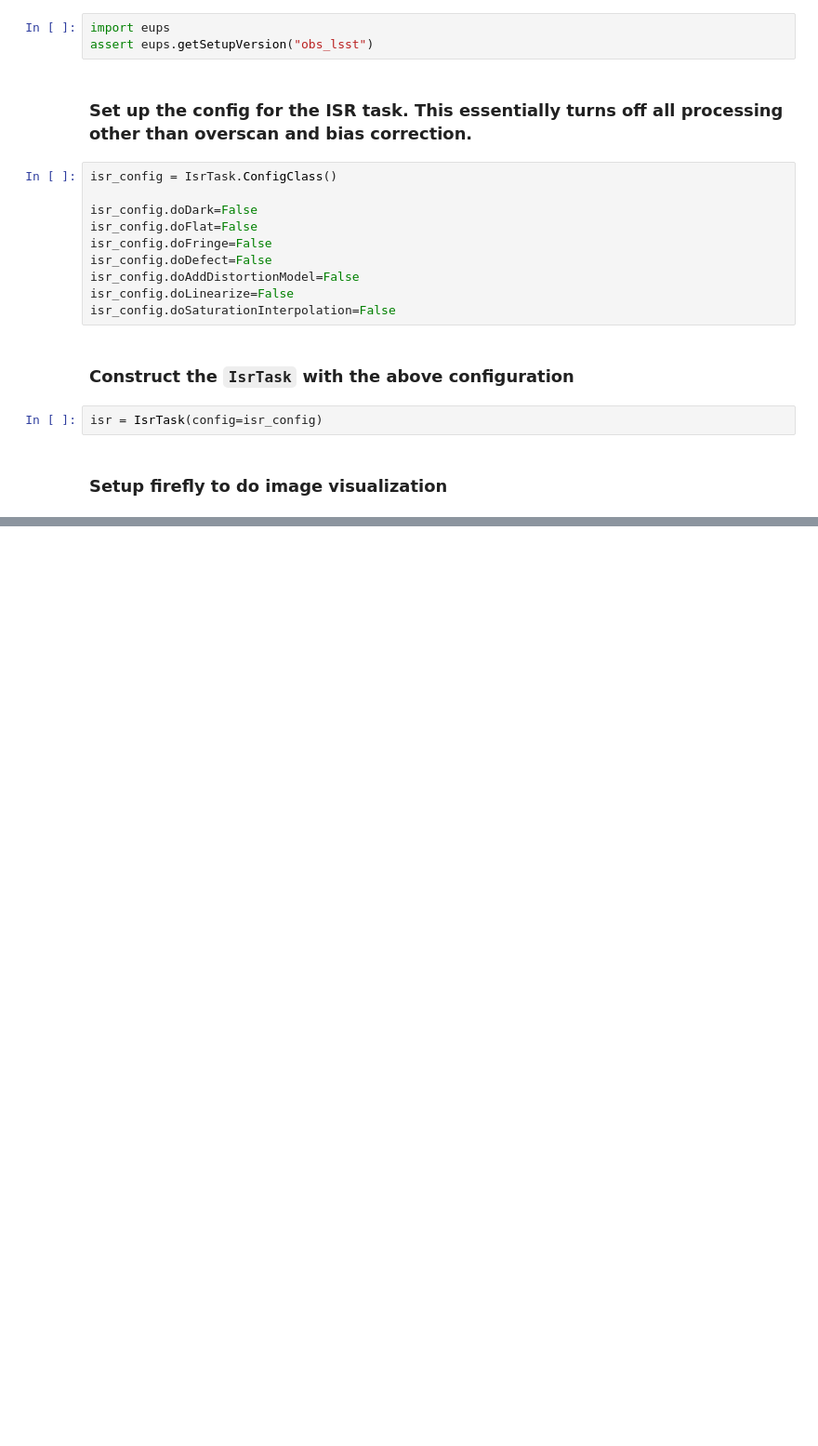
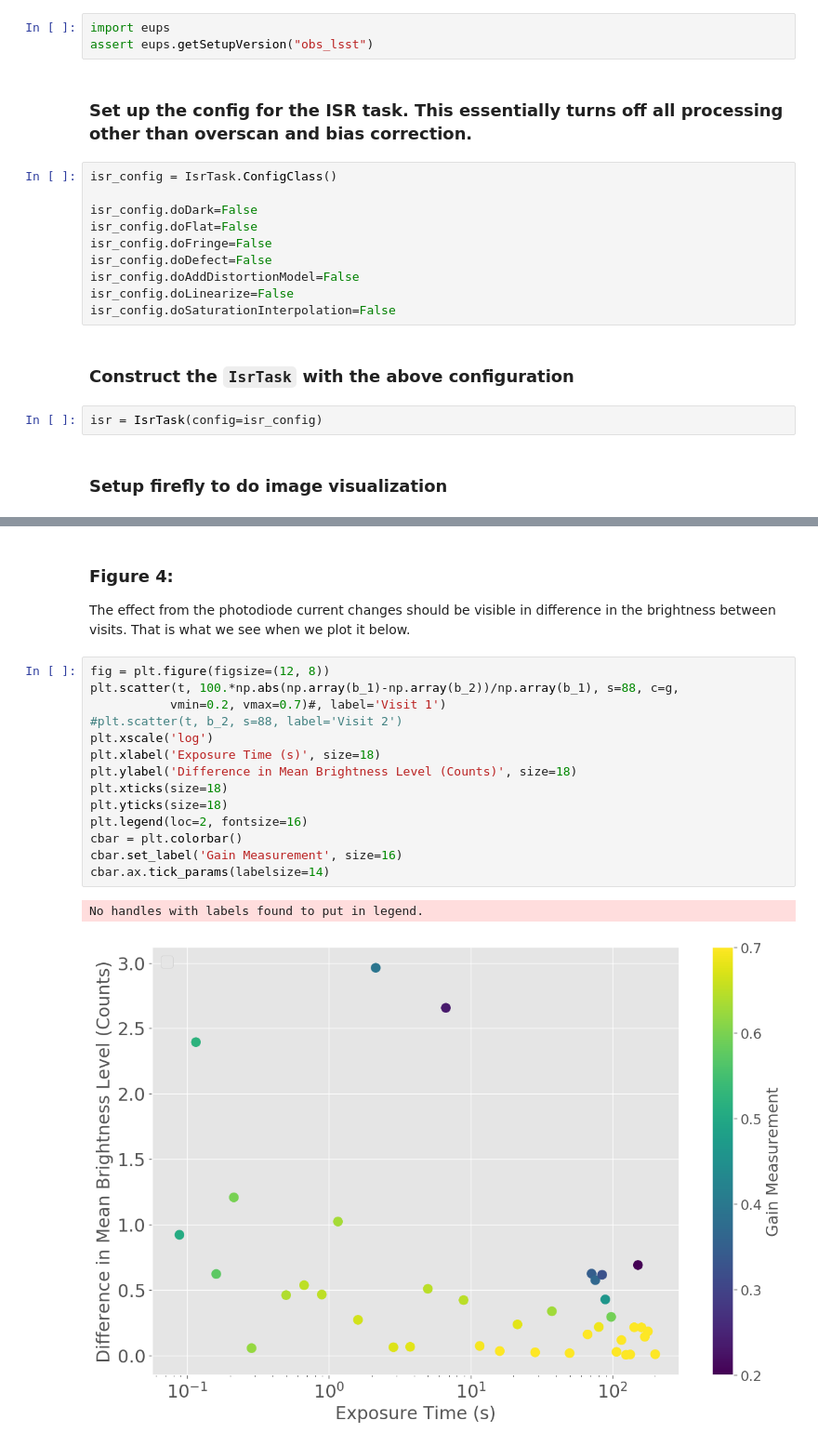
Before and after one commit to lsst/bootcamp-work, a Jupyter notebook: isr_exploration/ptc_exploration.ipynb, the cells around one changed output, grey strips where cells are left out. Shown at 93% size. Drawn from its saved outputs; the diff is of its cells as text; blank space fills up the shorter version.

```diff
--- a/isr_exploration/ptc_exploration.ipynb
+++ b/isr_exploration/ptc_exploration.ipynb
@@ -117,0 +242,21 @@ plt.ylim(0, 1)
+# %% [markdown]
+### Figure 4:
+
+The effect from the photodiode current changes should be visible in difference in the brightness between visits. That is what we see when we plot it below.
+# %%
+fig = plt.figure(figsize=(12, 8))
+plt.scatter(t, 100.*np.abs(np.array(b_1)-np.array(b_2))/np.array(b_1), s=88, c=g,
+           vmin=0.2, vmax=0.7)#, label='Visit 1')
+#plt.scatter(t, b_2, s=88, label='Visit 2')
+plt.xscale('log')
+plt.xlabel('Exposure Time (s)', size=18)
+plt.ylabel('Difference in Mean Brightness Level (Counts)', size=18)
+plt.xticks(size=18)
+plt.yticks(size=18)
+plt.legend(loc=2, fontsize=16)
+cbar = plt.colorbar()
+cbar.set_label('Gain Measurement', size=16)
+cbar.ax.tick_params(labelsize=14)
+# %% [output]
+No handles with labels found to put in legend.
+[figure, added]
```
Also changed, not shown: parts of 22 cells of this notebook.
